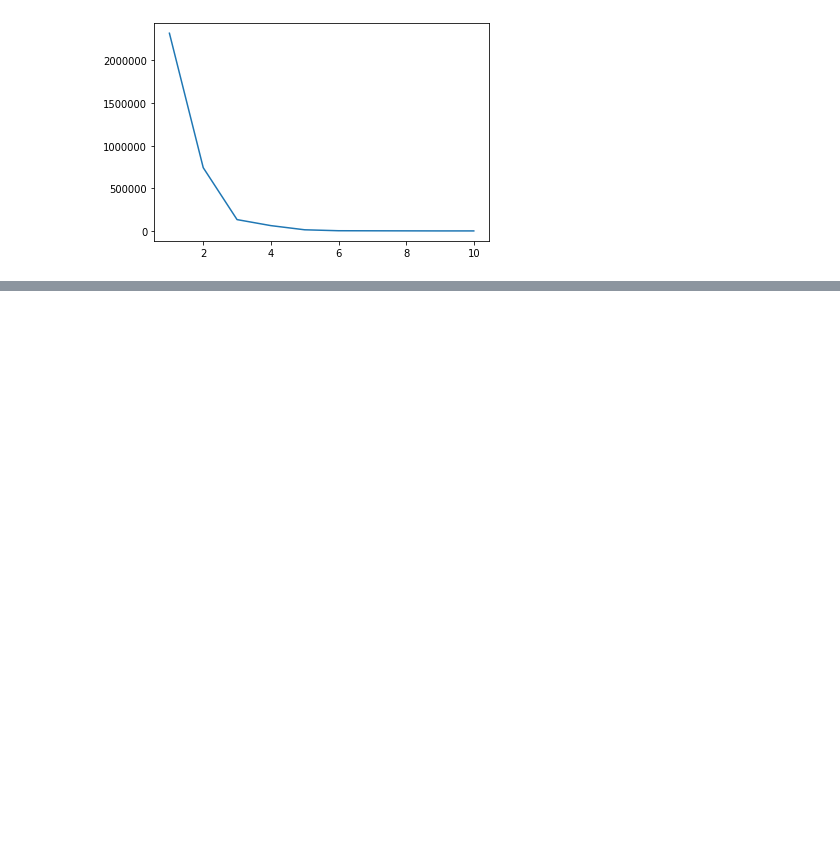
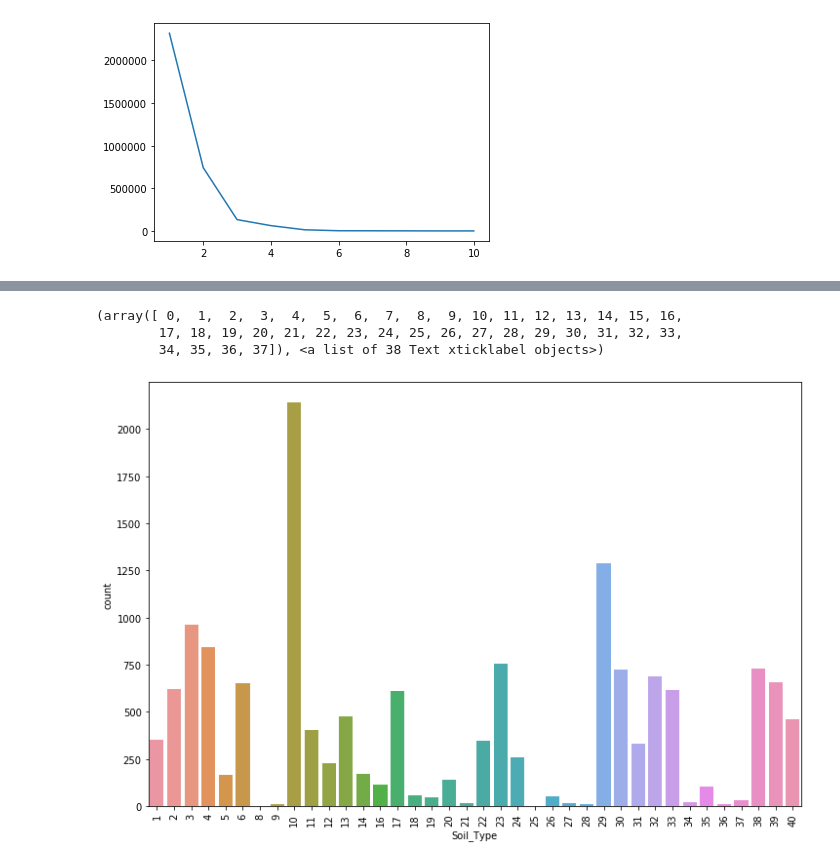
Before and after one commit to emilyrail/w207_final_project, a Jupyter notebook: Final Project - Emily, Mohan, Stefania.ipynb, the cells around one changed output, grey strips where cells are left out. Drawn from its saved outputs; the diff is of its cells as text; code cells hidden in the pictures; blank space fills up the shorter version.

```diff
--- a/Final Project - Emily, Mohan, Stefania.ipynb
+++ b/Final Project - Emily, Mohan, Stefania.ipynb
@@ -958,0 +931,27 @@ model_performance_df['Model Name'].notna()[::-1].idxmax()
+# %%
+soil_cols = df.loc[:, "Soil_Type1":"Soil_Type40"]
+
+def soil_factorize(row):
+    for x in soil_cols.columns:
+        if row[x] == 1:
+            return int(x.split("e")[1])
+
+df["Soil_Type"] = soil_cols.apply(soil_factorize, axis =1)
+# %%
+wild_cols = df.loc[:, "Wilderness_Area1":"Wilderness_Area4"]
+
+def wild_factorize(row):
+    for x in wild_cols.columns:
+        if row[x] == 1:
+            return int(x.split("Area")[1])
+
+df["Wilderness_Area"] = wild_cols.apply(wild_factorize, axis =1)
+# %%
+plt.figure(figsize = (12,8))
+sns.countplot(x = "Soil_Type", data = df)
+plt.xticks(rotation = 90)
+# %% [output]
+(array([ 0,  1,  2,  3,  4,  5,  6,  7,  8,  9, 10, 11, 12, 13, 14, 15, 16,
+        17, 18, 19, 20, 21, 22, 23, 24, 25, 26, 27, 28, 29, 30, 31, 32, 33,
+        34, 35, 36, 37]), <a list of 38 Text xticklabel objects>)
+[figure, added]
```
Also changed, not shown: parts of 27 cells of this notebook.
